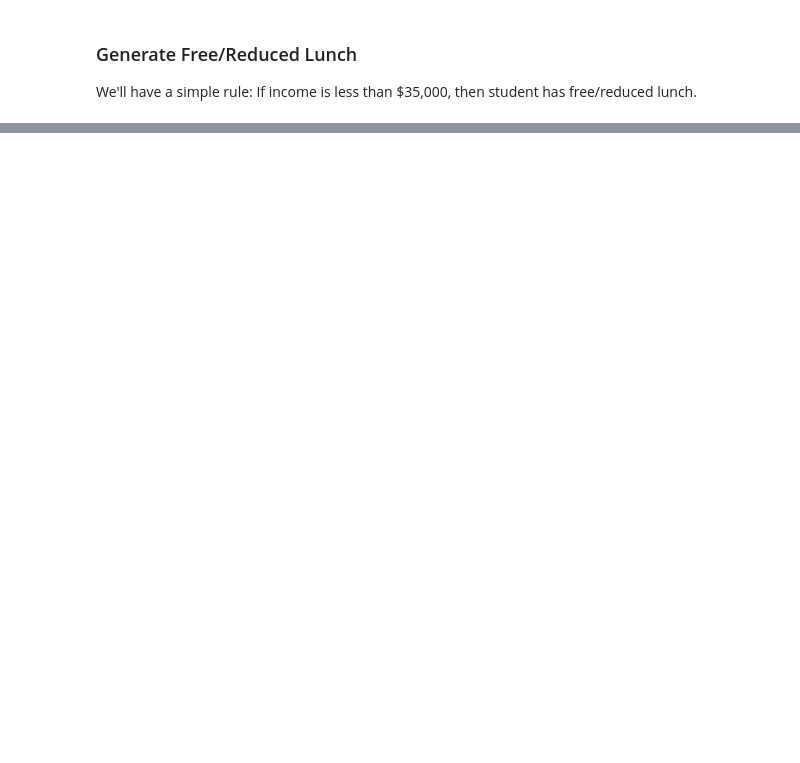
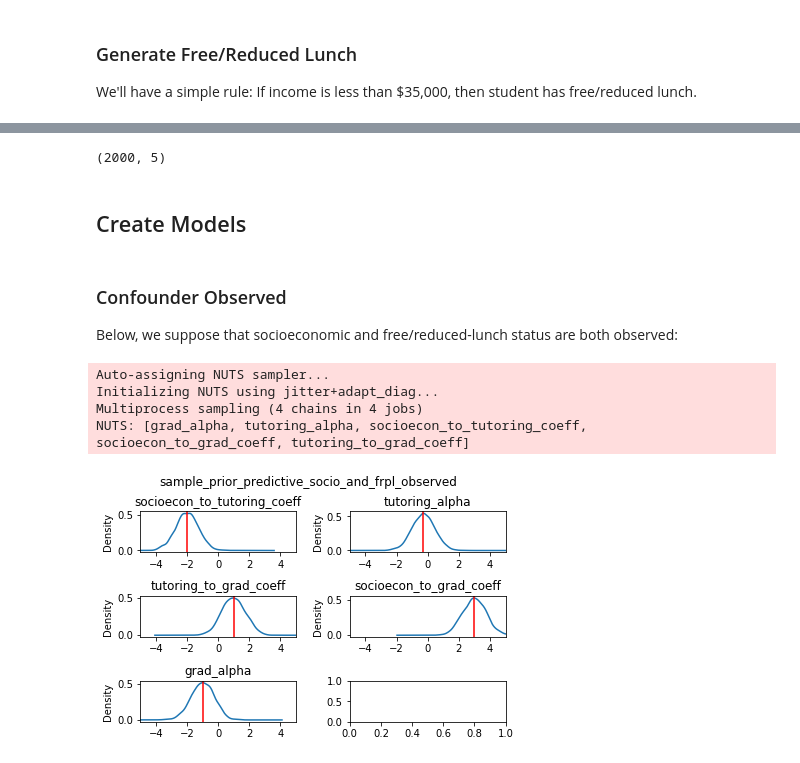
Before and after one commit to Edderic/causal-inference-presentation, a Jupyter notebook: measurement-error/measurement-error.ipynb, the cells around one changed output, grey strips where cells are left out. Saved outputs shown, nothing was run; the diff lists cells and outputs as text; code cells hidden in the pictures; blank space fills up the shorter version.

```diff
--- a/measurement-error/measurement-error.ipynb
+++ b/measurement-error/measurement-error.ipynb
@@ -104,8 +99,8 @@ true_socioecon_to_tutoring_coeff = 0.000001
 # %%
-tutoring = np.random.binomial(
+df_dict['tutoring'] = np.random.binomial(
     n=1,
     p=logistic(
-        socioeconomic_status * true_socioecon_to_tutoring_coeff + true_tutoring_alpha
+        df_dict['socioeconomic_status_scaled'] * true_values['socioecon_to_tutoring_coeff'] + true_values['tutoring_alpha']
     )
 )
 # %% [markdown]
@@ -332,0 +126,2 @@ array([<matplotlib.axes._subplots.AxesSubplot object at 0x...>,
+# %%
+df_dict['free_reduced_lunch'] = (df_dict['socioeconomic_status'] < 0.35) * 1
@@ -332,0 +174,8 @@ array([<matplotlib.axes._subplots.AxesSubplot object at 0x...>,
+# %%
+df = pd.DataFrame(df_dict)
+# %%
+df.shape
+# %% [output]
+(2000, 5)
+# %% [markdown]
+## Create Models
@@ -332,0 +187,47 @@ array([<matplotlib.axes._subplots.AxesSubplot object at 0x...>,
+# %% [markdown]
+### Confounder Observed
+Below, we suppose that socioeconomic and free/reduced-lunch status are both observed:
+# %%
+with pm.Model() as model_with_socioecon_status_and_frpl_observed:
+    gamma_alpha = 1.49
+    gamma_beta = 2.04
+
+    tutoring_to_grad_coeff = pm.Normal('tutoring_to_grad_coeff', mu=true_values['tutoring_to_grad_coeff'], sigma=0.75)
+    socioecon_to_grad_coeff = pm.Normal('socioecon_to_grad_coeff', mu=true_values['socioecon_to_grad_coeff'], sigma=0.75)
+    socio_to_tutoring_coeff = pm.Normal('socioecon_to_tutoring_coeff', mu=true_values['socioecon_to_tutoring_coeff'], sigma=0.75)
+    tutoring_alpha = pm.Normal('tutoring_alpha', mu=true_values['tutoring_alpha'], sigma=0.75)
+    grad_alpha = pm.Normal('grad_alpha', mu=true_values['grad_alpha'], sigma=0.75)
+
+    socioeconomic_status = pm.Gamma(
+        'socioeconomic_status',
+        alpha=gamma_alpha,
+        beta=gamma_beta,
+        observed=df['socioeconomic_status'] # Socioeconomic Status is Observed
+    )
+    p_tutoring = logistic(socioeconomic_status / socioecon_scaler * socio_to_tutoring_coeff + tutoring_alpha)
+
+    tutoring = pm.Binomial('tutoring', n=1, p=p_tutoring, observed=df['tutoring'], shape=df.shape[0])
+
+    p_graduation = logistic(tutoring * tutoring_to_grad_coeff + socioeconomic_status / socioecon_scaler * socioecon_to_grad_coeff + grad_alpha)
+    graduation = pm.Binomial('graduation', n=1, p=p_graduation, observed=df['graduation'])
+    # p_free_reduced_lunch = pm.math.switch(pm.math.le(socioeconomic_status, 35000), 0.99, 0.01)
+    p_free_reduced_lunch = logistic(25 * (0.35 - socioeconomic_status))
+
+    pm.Binomial(
+        'free_reduced_lunch',
+        n=1,
+        p=p_free_reduced_lunch,
+        observed=df['free_reduced_lunch'] # Free reduced lunch is observed
+    )
+
+    sample_prior_predictive_socio_and_frpl_observed = pm.sample_prior_predictive(samples=2000)
+    traces_socio_and_frpl_observed = pm.sample(tune=1000)
+# %% [output]
+Auto-assigning NUTS sampler...
+Initializing NUTS using jitter+adapt_diag...
+Multiprocess sampling (4 chains in 4 jobs)
+NUTS: [grad_alpha, tutoring_alpha, socioecon_to_tutoring_coeff, socioecon_to_grad_coeff, tutoring_to_grad_coeff]
+# %%
+plot(prior_or_posterior=sample_prior_predictive_socio_and_frpl_observed, true_values=true_values, title="sample_prior_predictive_socio_and_frpl_observed")
+# %% [output]
+[figure, added]
```
Also changed, not shown: parts of 66 cells of this notebook.
